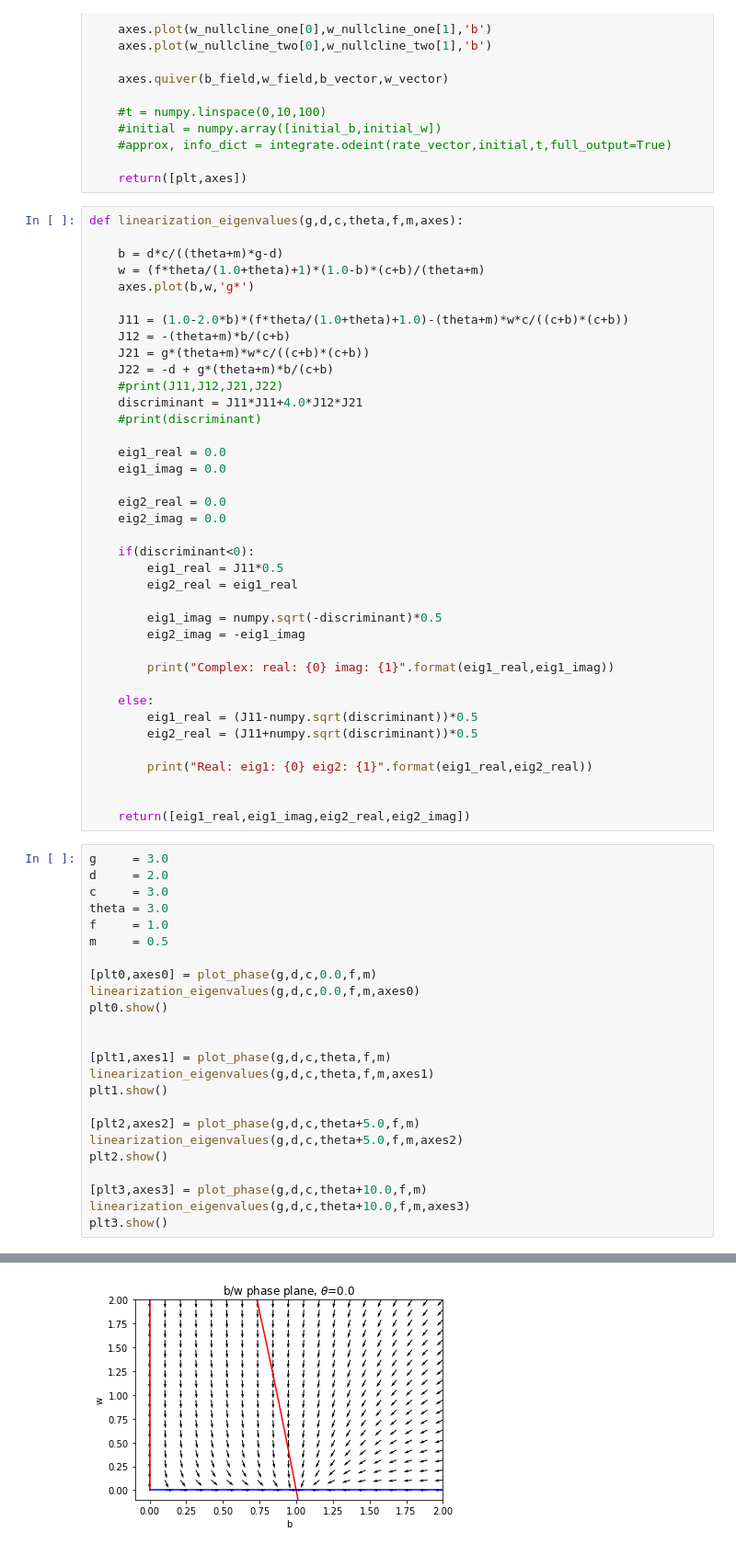
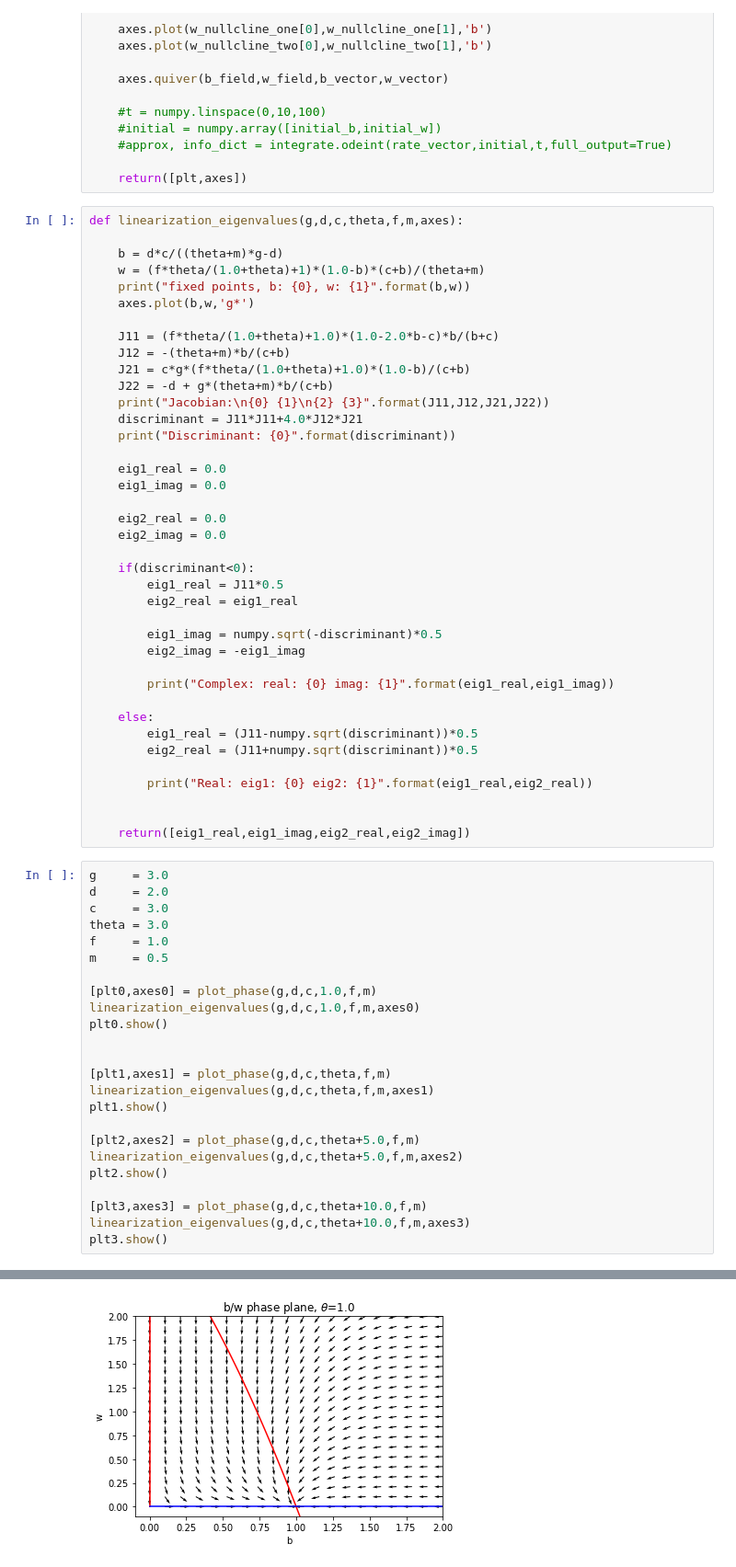
Before and after one commit to KellyBlack/BehaviouralPhenotype, a Jupyter notebook: Moths-Wasps phase plane-C.ipynb, the cells around one changed output, grey strips where cells are left out. Shown: that part at 92% size. Saved outputs shown, nothing was run; the diff lists cells and outputs as text.

Commit message:
Updated the C phase plane model to use the simplified equations for the eigen values

```diff
--- a/Moths-Wasps phase plane-C.ipynb
+++ b/Moths-Wasps phase plane-C.ipynb
@@ -71,15 +71,16 @@ def linearization_eigenvalues(g,d,c,theta,f,m,axes):
 
     b = d*c/((theta+m)*g-d)
     w = (f*theta/(1.0+theta)+1)*(1.0-b)*(c+b)/(theta+m)
+    print("fixed points, b: {0}, w: {1}".format(b,w))
     axes.plot(b,w,'g*')
 
-    J11 = (1.0-2.0*b)*(f*theta/(1.0+theta)+1.0)-(theta+m)*w*c/((c+b)*(c+b))
+    J11 = (f*theta/(1.0+theta)+1.0)*(1.0-2.0*b-c)*b/(b+c)
     J12 = -(theta+m)*b/(c+b)
-    J21 = g*(theta+m)*w*c/((c+b)*(c+b))
+    J21 = c*g*(f*theta/(1.0+theta)+1.0)*(1.0-b)/(c+b)
     J22 = -d + g*(theta+m)*b/(c+b)
-    #print(J11,J12,J21,J22)
+    print("Jacobian:\n{0} {1}\n{2} {3}".format(J11,J12,J21,J22))
     discriminant = J11*J11+4.0*J12*J21
-    #print(discriminant)
+    print("Discriminant: {0}".format(discriminant))
 
     eig1_real = 0.0
     eig1_imag = 0.0
@@ -112,8 +113,8 @@ theta = 3.0
 f     = 1.0
 m     = 0.5
 
-[plt0,axes0] = plot_phase(g,d,c,0.0,f,m)
-linearization_eigenvalues(g,d,c,0.0,f,m,axes0)
+[plt0,axes0] = plot_phase(g,d,c,1.0,f,m)
+linearization_eigenvalues(g,d,c,1.0,f,m,axes0)
 plt0.show()
 
 
@@ -133 +139 @@ Real: eig1: -0.29253711487791634 eig2: 29.62587044821125
-[figure, old version]
+[figure, new version]
```
Also changed, not shown: parts of 1 cell of this notebook.
